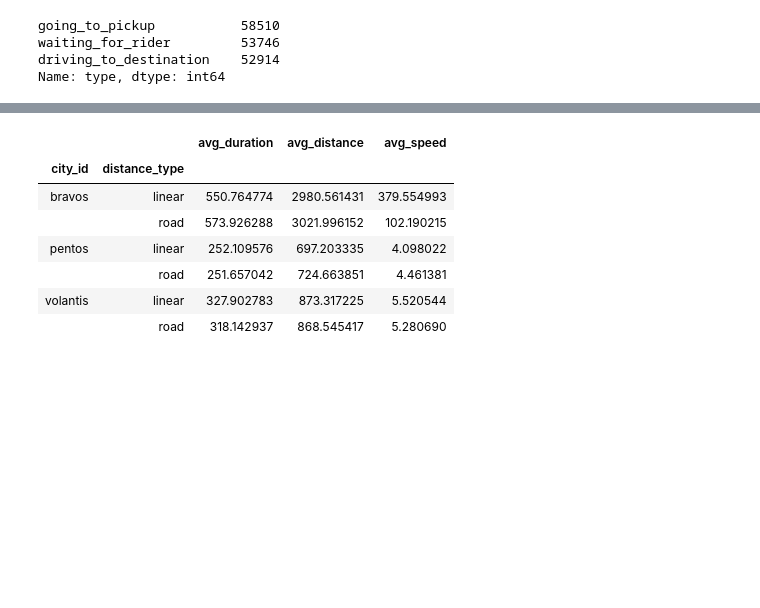
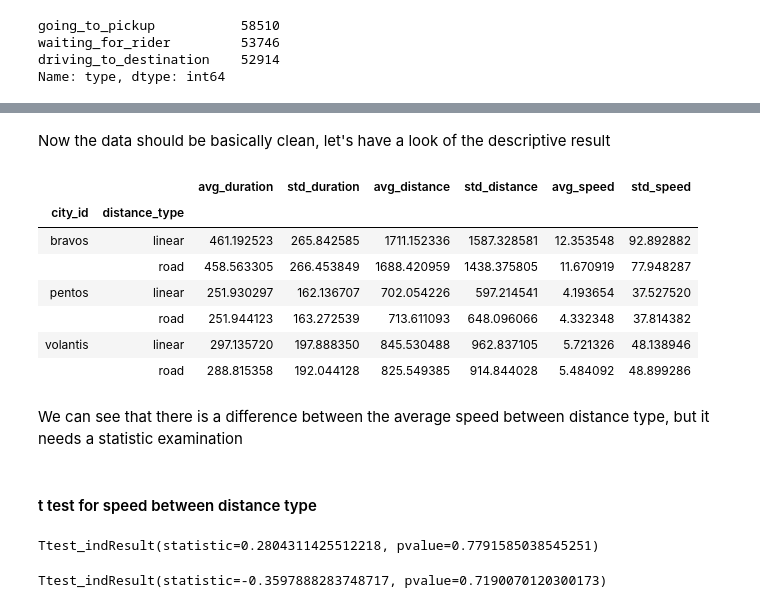
Before and after one commit to ta-data-bcn/technical-interview, a Jupyter notebook: Technical_Interview_Chao.ipynb, the cells around one changed output, grey strips where cells are left out. Saved outputs shown, nothing was run; the diff lists cells and outputs as text; code cells hidden in the pictures; blank space fills up the shorter version.

Commit message:
Basically finished

```diff
--- a/Technical_Interview_Chao.ipynb
+++ b/Technical_Interview_Chao.ipynb
@@ -244,0 +284,4 @@ df_pickup["duration"] = df_pickup["duration"].astype("int")
+# %%
+# As there are some 0, I replace them as np.nan
+
+df_pickup_no_zero["speed"] = (df_pickup_no_zero["distance"]/df_pickup_no_zero["duration"]).replace(np.inf, np.nan)
@@ -245 +319,8 @@ df_pickup["duration"] = df_pickup["duration"].astype("int")
+# %%
+# There are some values way too high, I treat them as outlier (z score > 3) and will not use them in the analysis
+
+#df_clean = df_pickup_no_zero[(np.abs(stats.zscore(df_pickup_no_zero))<3).all(axis=1)]
+
+df_pickup_no_zero["duration_z"] = np.abs(stats.zscore(df_pickup_no_zero["duration"]))
+df_pickup_no_zero["distance_z"] = np.abs(stats.zscore(df_pickup_no_zero["distance"]))
 # %%
@@ -267,0 +338,2 @@ df_pickup.head()
+# %%
+df_clean = df_pickup_no_zero[(df_pickup_no_zero["duration_z"] < 3) & (df_pickup_no_zero["distance_z"] < 3)]
@@ -268,13 +352,24 @@ df_pickup.head()
+# %%
+df_clean = df_clean.drop(columns = ["duration_z", "distance_z"])
+# %% [markdown]
+Now the data should be basically clean, let's have a look of the descriptive result
 # %%
-df_pickup.groupby(["city_id", "distance_type"]).agg(avg_duration = ("duration", "mean"),
-                              avg_distance = ("distance", "mean"),
-                              avg_speed = ("speed", "mean"))
+df_clean.groupby(["city_id", "distance_type"]).agg(avg_duration = ("duration", "mean"),
+                                                   std_duration = ("duration", np.std),
+                                                   avg_distance = ("distance", "mean"),
+                                                   std_distance = ("distance", np.std),
+                                                   avg_speed = ("speed", "mean"),
+                                                   std_speed = ("speed", np.std))
 # %% [output]
-|  |  | avg_duration | avg_distance | avg_speed |
-| city_id | distance_type |  |  |  |
-| bravos | linear | 550.764774 | 2980.561431 | 379.554993 |
-|  | road | 573.926288 | 3021.996152 | 102.190215 |
-| pentos | linear | 252.109576 | 697.203335 | 4.098022 |
-|  | road | 251.657042 | 724.663851 | 4.461381 |
-| volantis | linear | 327.902783 | 873.317225 | 5.520544 |
-|  | road | 318.142937 | 868.545417 | 5.280690 |
+|  |  | avg_duration | std_duration | avg_distance | std_distance | avg_speed | std_speed |
+| city_id | distance_type |  |  |  |  |  |  |
+| bravos | linear | 461.192523 | 265.842585 | 1711.152336 | 1587.328581 | 12.353548 | 92.892882 |
+|  | road | 458.563305 | 266.453849 | 1688.420959 | 1438.375805 | 11.670919 | 77.948287 |
+| pentos | linear | 251.930297 | 162.136707 | 702.054226 | 597.214541 | 4.193654 | 37.527520 |
+|  | road | 251.944123 | 163.272539 | 713.611093 | 648.096066 | 4.332348 | 37.814382 |
+| volantis | linear | 297.135720 | 197.888350 | 845.530488 | 962.837105 | 5.721326 | 48.138946 |
+|  | road | 288.815358 | 192.044128 | 825.549385 | 914.844028 | 5.484092 | 48.899286 |
+# %% [markdown]
+We can see that there is a difference between the average speed between distance type, but it needs a statistic examination
+# %% [markdown]
+#### t test for speed between distance type
@@ -280,0 +385,10 @@ df_pickup.groupby(["city_id", "distance_type"]).agg(avg_duration = ("duration",
+# %%
+# t test of speed between linear distance type and road distance type in Bravos
+stats.ttest_ind(bravos_linear_speed, bravos_road_speed)
+# %% [output]
+Ttest_indResult(statistic=0.2804311425512218, pvalue=0.7791585038545251)
+# %%
+# t test of speed between linear distance type and road distance type in Pentos
+stats.ttest_ind(pentos_linear_speed, pentos_road_speed)
+# %% [output]
+Ttest_indResult(statistic=-0.3597888283748717, pvalue=0.7190070120300173)
```
Also changed, not shown: parts of 37 cells of this notebook.
